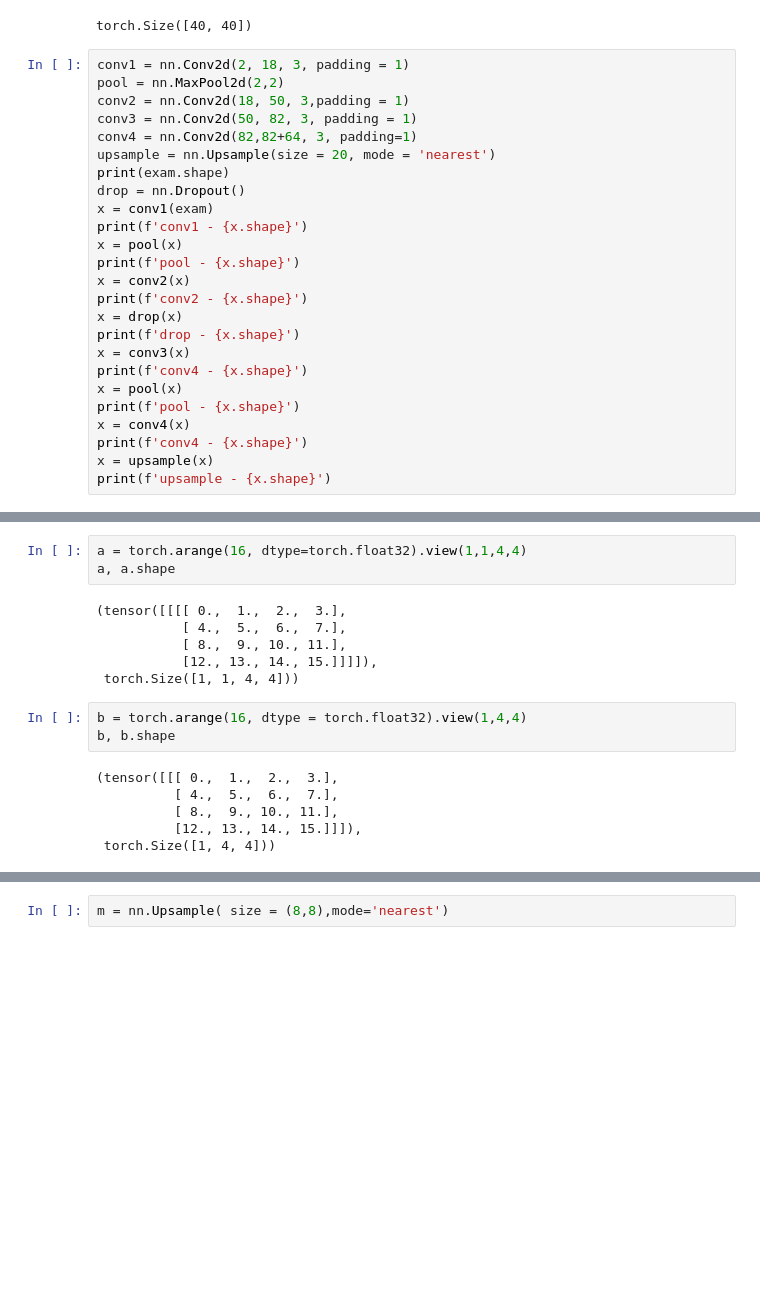
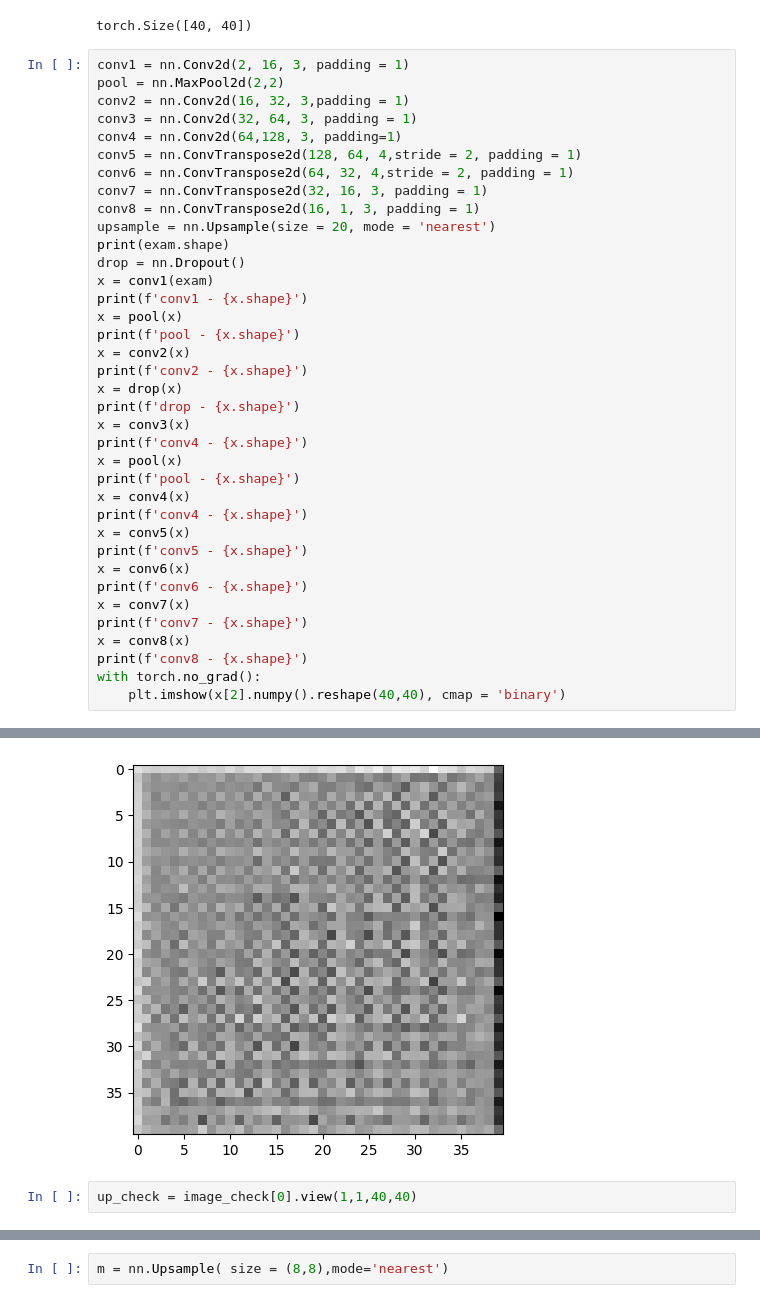
Before and after one commit to barracuda049/dl, a Jupyter notebook: model_fo_sw.ipynb, the cells around one changed output, grey strips where cells are left out. Cells and saved outputs as stored; diff of their text form; blank space fills up the shorter version.

```diff
--- a/model_fo_sw.ipynb
+++ b/model_fo_sw.ipynb
@@ -101,11 +359,15 @@ image_check[0].shape
 # %% [output]
 torch.Size([40, 40])
 # %%
-conv1 = nn.Conv2d(2, 18, 3, padding = 1)
+conv1 = nn.Conv2d(2, 16, 3, padding = 1)
 pool = nn.MaxPool2d(2,2)
-conv2 = nn.Conv2d(18, 50, 3,padding = 1)
-conv3 = nn.Conv2d(50, 82, 3, padding = 1)
-conv4 = nn.Conv2d(82,82+64, 3, padding=1)
+conv2 = nn.Conv2d(16, 32, 3,padding = 1)
+conv3 = nn.Conv2d(32, 64, 3, padding = 1)
+conv4 = nn.Conv2d(64,128, 3, padding=1)
+conv5 = nn.ConvTranspose2d(128, 64, 4,stride = 2, padding = 1)
+conv6 = nn.ConvTranspose2d(64, 32, 4,stride = 2, padding = 1)
+conv7 = nn.ConvTranspose2d(32, 16, 3, padding = 1)
+conv8 = nn.ConvTranspose2d(16, 1, 3, padding = 1)
 upsample = nn.Upsample(size = 20, mode = 'nearest')
 print(exam.shape)
 drop = nn.Dropout()
@@ -123,7 +385,15 @@ x = pool(x)
 print(f'pool - {x.shape}')
 x = conv4(x)
 print(f'conv4 - {x.shape}')
-x = upsample(x)
-print(f'upsample - {x.shape}')
+x = conv5(x)
+print(f'conv5 - {x.shape}')
+x = conv6(x)
+print(f'conv6 - {x.shape}')
+x = conv7(x)
+print(f'conv7 - {x.shape}')
+x = conv8(x)
+print(f'conv8 - {x.shape}')
+with torch.no_grad():
+    plt.imshow(x[2].numpy().reshape(40,40), cmap = 'binary')
 # %% [output]
 torch.Size([4, 2, 40, 40])
@@ -138,18 +411,3 @@ upsample - torch.Size([4, 146, 20, 20])
+[figure, added]
-# %%
-a = torch.arange(16, dtype=torch.float32).view(1,1,4,4)
-a, a.shape
-# %% [output]
-(tensor([[[[ 0.,  1.,  2.,  3.],
-           [ 4.,  5.,  6.,  7.],
-           [ 8.,  9., 10., 11.],
-           [12., 13., 14., 15.]]]]),
- torch.Size([1, 1, 4, 4]))
-# %%
-b = torch.arange(16, dtype = torch.float32).view(1,4,4)
-b, b.shape
-# %% [output]
-(tensor([[[ 0.,  1.,  2.,  3.],
-          [ 4.,  5.,  6.,  7.],
-          [ 8.,  9., 10., 11.],
-          [12., 13., 14., 15.]]]),
- torch.Size([1, 4, 4]))
+# %%
+up_check = image_check[0].view(1,1,40,40)
```
Also changed, not shown: parts of 27 cells of this notebook, 2 other files.
